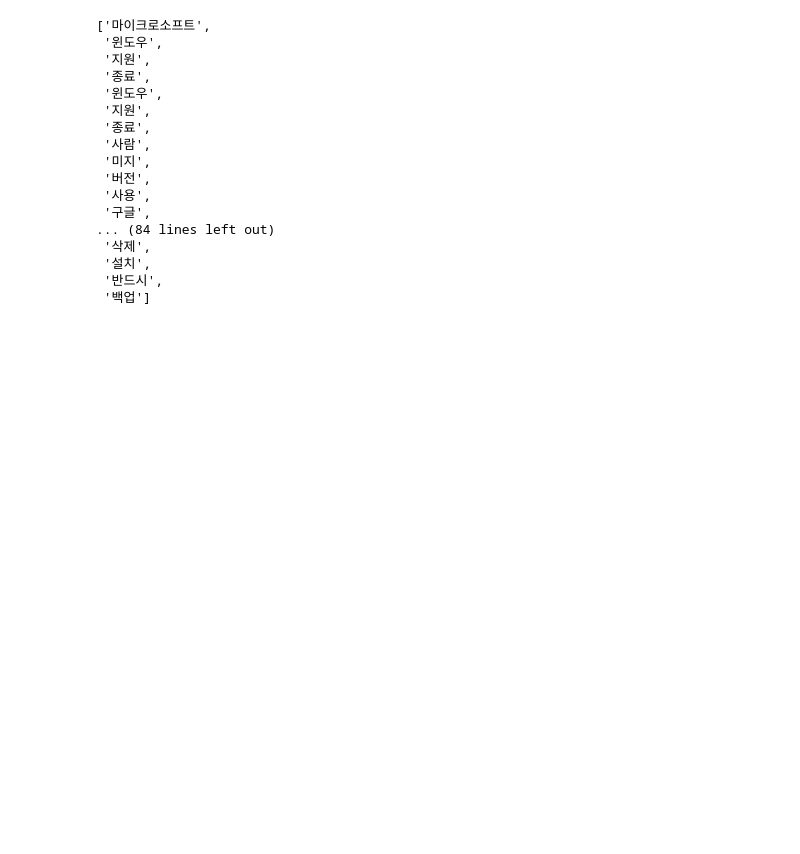
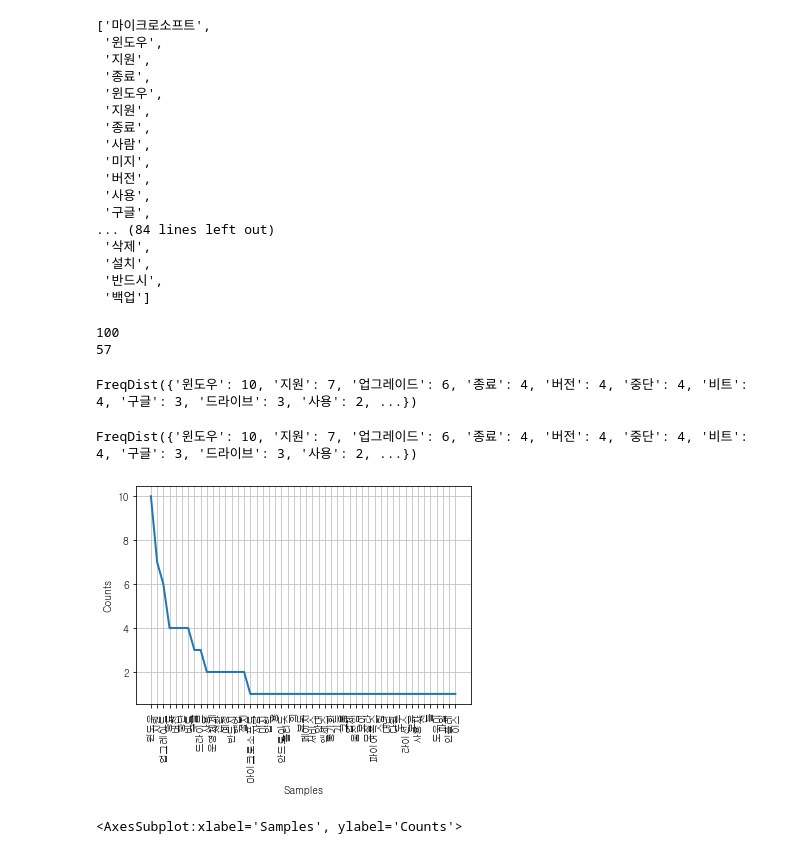
Before and after one commit to AhyunHeo/study-textmining, a Jupyter notebook: crawling/3) 데이터 탐색.ipynb, the cells around one changed output. Saved outputs shown, nothing was run; the diff lists cells and outputs as text; code cells hidden in the pictures; blank space fills up the shorter version.

```diff
--- a/crawling/3) 데이터 탐색.ipynb
+++ b/crawling/3) 데이터 탐색.ipynb
@@ -64,0 +64,3 @@ from konlpy.tag import Kkma
+# %%
+df = pd.read_csv("./itworld_news_preprocessing.csv")
+df.head()
@@ -65,17 +87,17 @@ from konlpy.tag import Kkma
 # %%
 # 길이가 1~2인 단어들을 정규 표현식을 이용하여 삭제
-shortword = re.compile(r'\W*\b\w{1,2}\b')
-shortword.sub('', df['text'][0])
+# shortword = re.compile(r'\W*\b\w{1,2}\b')
+# shortword.sub('', df['text'][0])
+
+#
 # %% [output]
 '마이크로소프트가 2016년 윈도우 지원을 종료하고 윈도우 81에 지원을 종료했지만 여전히 사람이 미지원 버전을 사용한다 구글도 운영체제로 전환하도록 압력을 가하고 8월부터 구글은 윈도우 81용 드라이브 지원을 중단한다 Foundry/Google안드로이드 폴리스Android Police의 보도에 따르면 드라이브 페이지에서는 서비스를 윈도우 64비트 버전으로 ...
 # %%
+from konlpy.tag import Okt
+
 okt = Okt()
-
-# 1) morphs : 형태소 추출
-# 2) pos : 품사 태깅(Part-of-speech tagging)
-# 3) nouns : 명사 추출
-
-okt.nouns(shortword.sub('', df['text'][0]))
+tokens_okt = okt.nouns(shortword.sub('', df['text'][0]))
+tokens_okt
 # %% [output]
 ['마이크로소프트',
  '윈도우',
@@ -94,3 +116,28 @@ okt.nouns(shortword.sub('', df['text'][0]))
  '설치',
  '반드시',
  '백업']
+# %%
+ko = nltk.Text(tokens_okt)
+
+print(len(ko.tokens))       # 토큰 수(문서길이)
+print(len(set(ko.tokens)))  # 고유 토큰 수
+ko.vocab()
+# %% [output]
+100
+57
+FreqDist({'윈도우': 10, '지원': 7, '업그레이드': 6, '종료': 4, '버전': 4, '중단': 4, '비트': 4, '구글': 3, '드라이브': 3, '사용': 2, ...})
+# %%
+ko.vocab()
+# %% [output]
+FreqDist({'윈도우': 10, '지원': 7, '업그레이드': 6, '종료': 4, '버전': 4, '중단': 4, '비트': 4, '구글': 3, '드라이브': 3, '사용': 2, ...})
+# %%
+# 한글폰트 지정
+from matplotlib import font_manager, rc
+font_fname = 'c:/windows/fonts/gulim.ttc'     # A font of your choice
+font_name = font_manager.FontProperties(fname=font_fname).get_name()
+rc('font', family='gulim')
+
+ko.plot(50)   # 상위 50개 정렬 빈도분포
+# %% [output]
+[figure, added]
+<AxesSubplot:xlabel='Samples', ylabel='Counts'>
```
Also changed, not shown: parts of 5 cells of this notebook, 6 other files.
